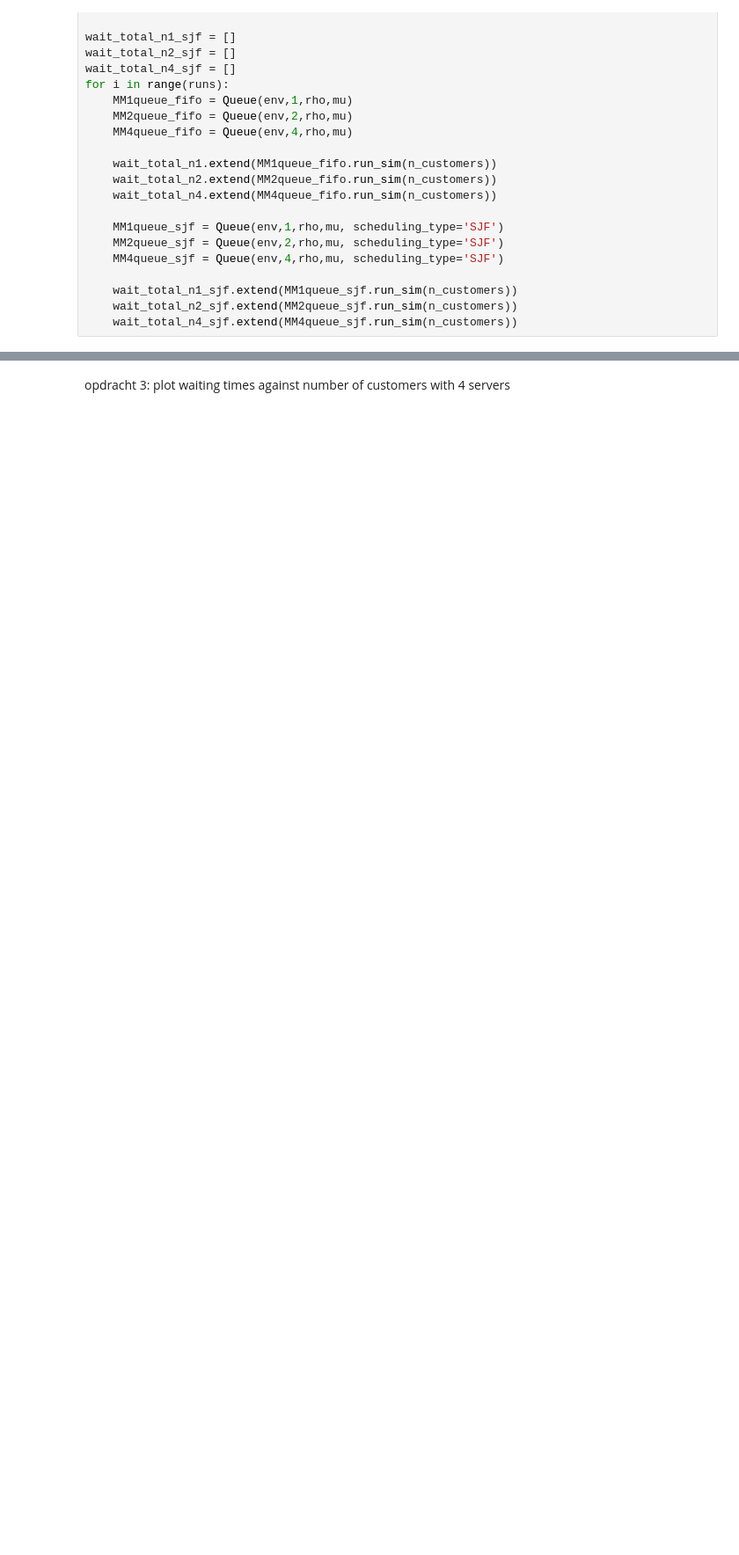
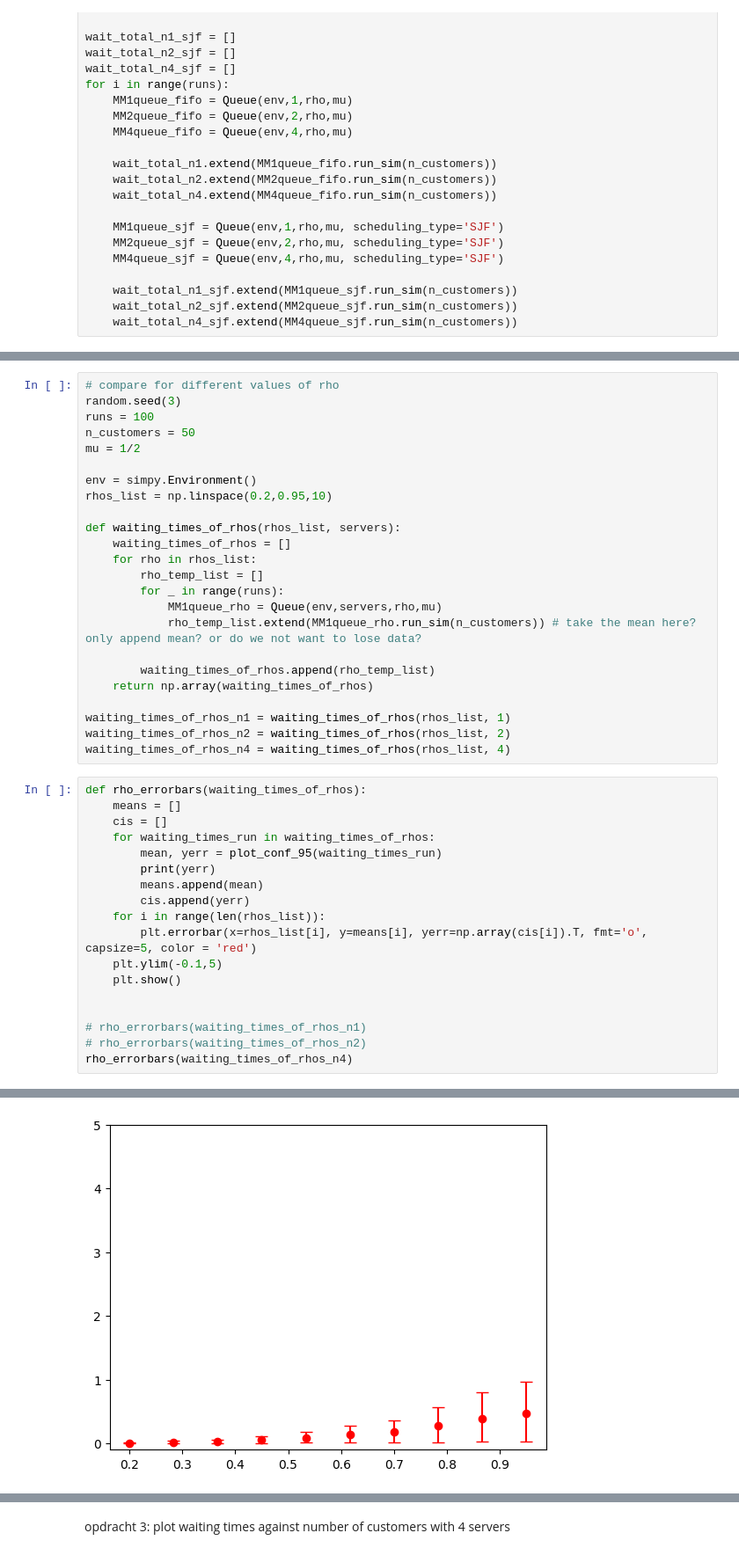
Before and after one commit to LoesBijman/stochastic_2, a Jupyter notebook: assignment_2.ipynb, the cells around one changed output, grey strips where cells are left out. Shown at 88% size. Cells and saved outputs as stored; diff of their text form; blank space fills up the shorter version.

```diff
--- a/assignment_2.ipynb
+++ b/assignment_2.ipynb
@@ -199,0 +195,43 @@ print(len(wait_total_n1_rhos))
+# %%
+# compare for different values of rho
+random.seed(3)
+runs = 100
+n_customers = 50
+mu = 1/2
+
+env = simpy.Environment()
+rhos_list = np.linspace(0.2,0.95,10)
+
+def waiting_times_of_rhos(rhos_list, servers):
+    waiting_times_of_rhos = []
+    for rho in rhos_list:
+        rho_temp_list = []
+        for _ in range(runs):
+            MM1queue_rho = Queue(env,servers,rho,mu)
+            rho_temp_list.extend(MM1queue_rho.run_sim(n_customers)) # take the mean here? only append mean? or do we not want to lose data?
+
+        waiting_times_of_rhos.append(rho_temp_list)
+    return np.array(waiting_times_of_rhos)
+
+waiting_times_of_rhos_n1 = waiting_times_of_rhos(rhos_list, 1)
+waiting_times_of_rhos_n2 = waiting_times_of_rhos(rhos_list, 2)
+waiting_times_of_rhos_n4 = waiting_times_of_rhos(rhos_list, 4)
+# %%
+def rho_errorbars(waiting_times_of_rhos):
+    means = []
+    cis = []
+    for waiting_times_run in waiting_times_of_rhos:
+        mean, yerr = plot_conf_95(waiting_times_run)
+        print(yerr)
+        means.append(mean)
+        cis.append(yerr)
+    for i in range(len(rhos_list)):
+        plt.errorbar(x=rhos_list[i], y=means[i], yerr=np.array(cis[i]).T, fmt='o', capsize=5, color = 'red')
+    plt.ylim(-0.1,5)
+    plt.show()
+
+
+# rho_errorbars(waiting_times_of_rhos_n1)
+# rho_errorbars(waiting_times_of_rhos_n2)
+rho_errorbars(waiting_times_of_rhos_n4)
+# %% [output]
@@ -200 +248,2 @@ print(len(wait_total_n1_rhos))
+[figure, added]
 # %%
```
Also changed, not shown: parts of 9 cells of this notebook.
